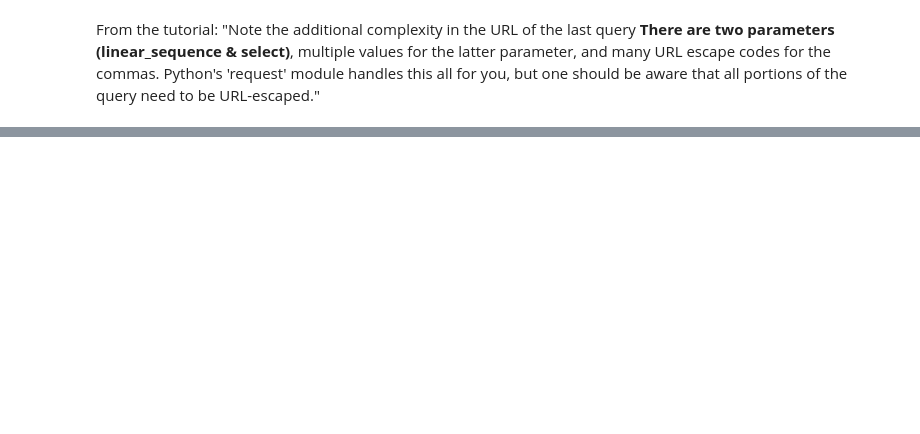
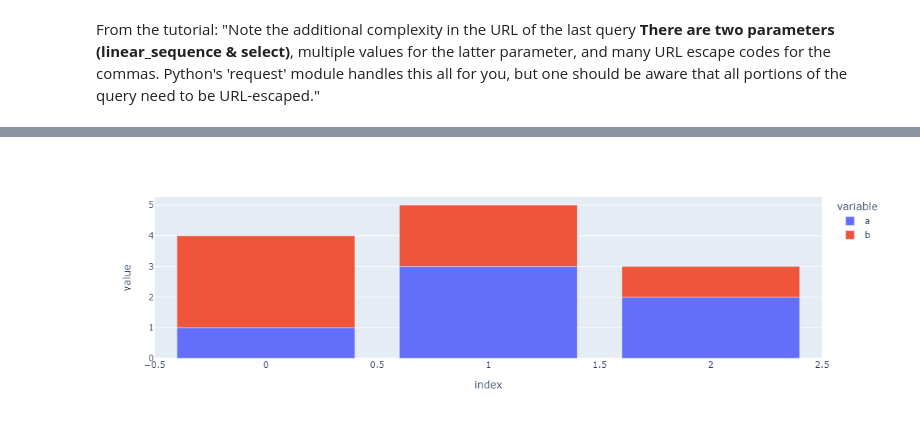
Before and after one commit to Nikolaj-pagh/Coursework-python101, a Jupyter notebook: Course.ipynb, the cells around one changed output, grey strips where cells are left out. Drawn from its saved outputs; the diff is of its cells as text; code cells hidden in the pictures; blank space fills up the shorter version.

```diff
--- a/Course.ipynb
+++ b/Course.ipynb
@@ -559,0 +355,9 @@ df[0:2]
+# %%
+#Can I plot ANY example data frame from Pandas using Plotly Express?
+df = pd.DataFrame(dict(a=[1,3,2], b=[3,2,1]))
+
+# using Plotly Express directly
+fig2 = px.bar(df)
+fig2.show()
+# %% [output]
+[figure, added]
```
Also changed, not shown: parts of 58 cells of this notebook.
